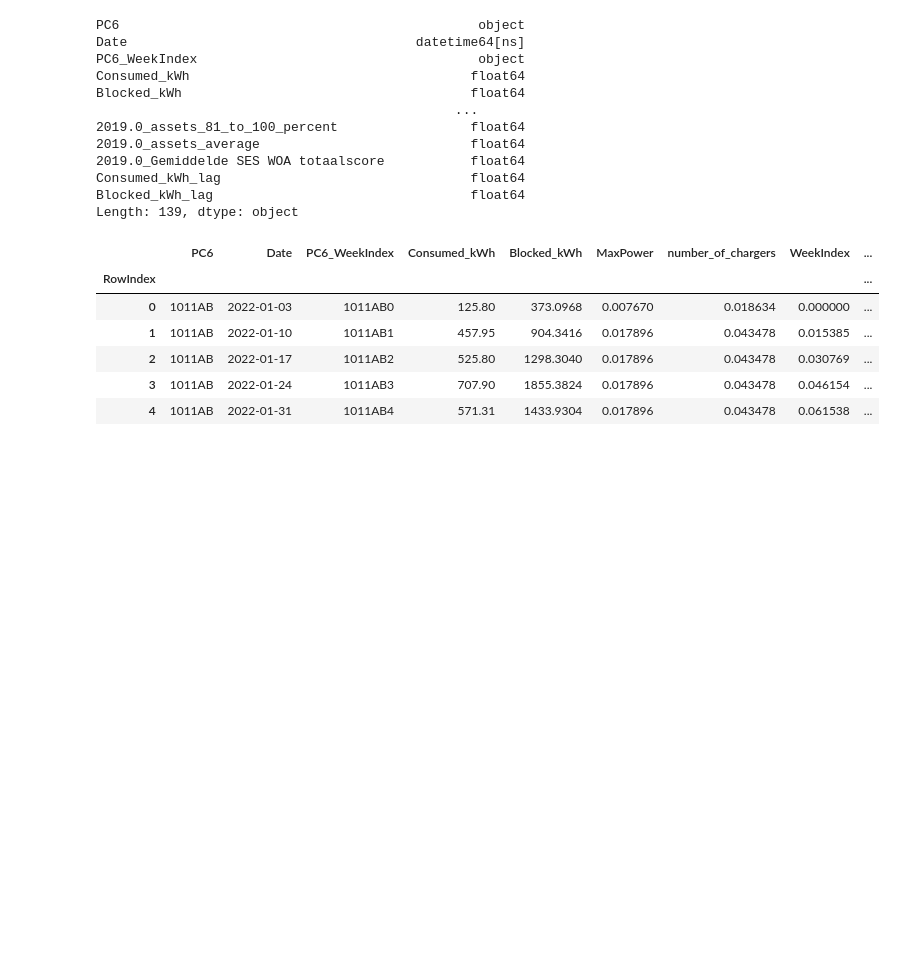
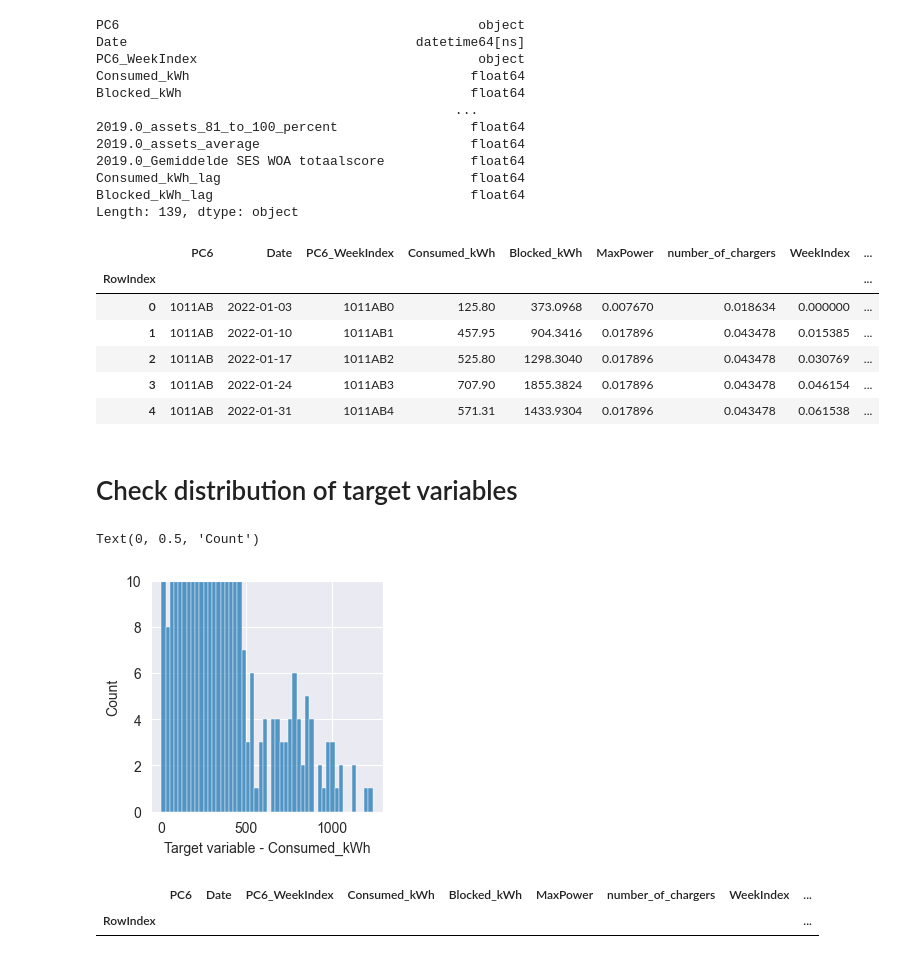
Before and after one commit to VenturaBleak/SmartService, a Jupyter notebook: data_preparation.ipynb, the cells around one changed output. Cells and saved outputs as stored; diff of their text form; code cells hidden in the pictures; blank space fills up the shorter version.

```diff
--- a/data_preparation.ipynb
+++ b/data_preparation.ipynb
@@ -341,7 +341,7 @@ Blocked_kWh_lag                                 float64
 Length: 139, dtype: object
 # %%
 # keep only first 10000 rows for testing purposes
-# df = df.head(30000)
+df = df.head(10000)
 
 # inspect data
 # show all columns
@@ -358,3 +358,29 @@ df.head()
 # %%
 # save to new csv file named original name + _cleaned
 df.to_csv(filename.split('.')[0] + '_cleaned.csv', index=False)
+# %% [markdown]
+<h1>Check distribution of target variables</h1>
+# %%
+import matplotlib.pyplot as plt
+import seaborn as sns
+
+TARGET_COLUMN = column_lists["target_columns"][0]
+
+# Plot the distribution of the target variable
+plt.figure(figsize=(3, 3))
+sns.histplot(data=df, x=TARGET_COLUMN, bins=50, kde=False)
+plt.ylim(0,10)
+
+# Add labels
+plt.xlabel(f'Target variable - {TARGET_COLUMN}')
+plt.ylabel('Count')
+# %% [output]
+Text(0, 0.5, 'Count')
+[figure, added]
+# %%
+# filter df to only include rows where the target variable is greater than 3500
+df_check = df[df[f"{TARGET_COLUMN}"] > 3500]
+df_check
+# %% [output]
+|  | PC6 | Date | PC6_WeekIndex | Consumed_kWh | Blocked_kWh | MaxPower | number_of_chargers | WeekIndex | ... |
+| RowIndex |  |  |  |  |  |  |  |  | ... |
```
Also changed, not shown: parts of 2 cells of this notebook, 7 other files.
